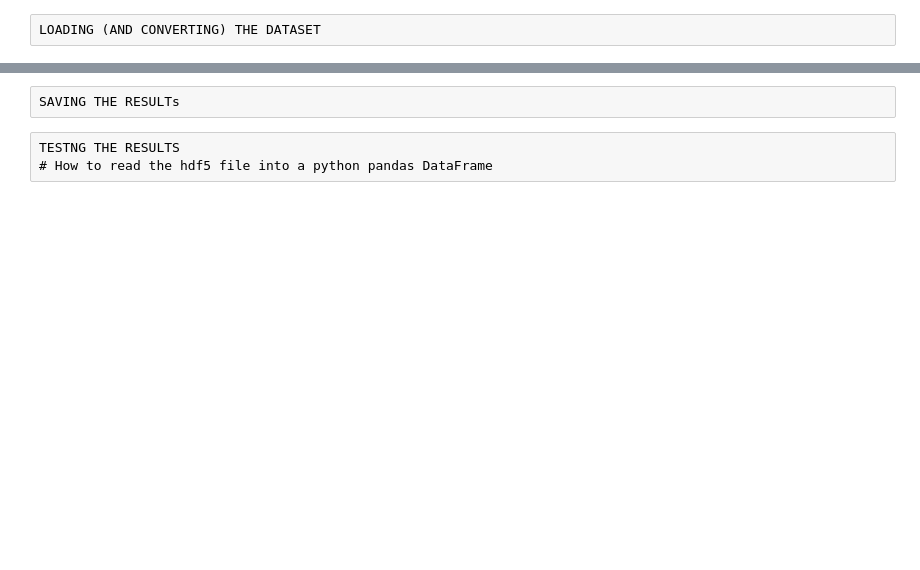
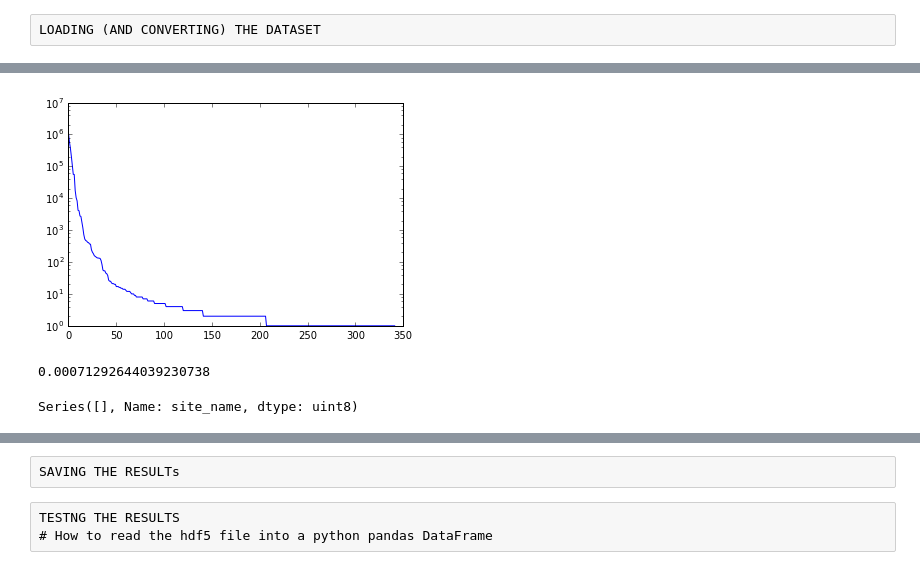
Before and after one commit to MariosRichards/expedia_code, a Jupyter notebook: expedia_kaggle_typing-loading_data.ipynb, the cells around one changed output, grey strips where cells are left out. Drawn from its saved outputs; the diff is of its cells as text; code cells hidden in the pictures; blank space fills up the shorter version.

```diff
--- a/expedia_kaggle_typing-loading_data.ipynb
+++ b/expedia_kaggle_typing-loading_data.ipynb
@@ -305,0 +604,2 @@ dtype: object
+# %%
+vc = dataset["stay_span"].value_counts()
@@ -305,0 +618,10 @@ dtype: object
+# %%
+fig, ax = plt.subplots()
+plt.plot(vc.values)
+ax.set_yscale('log')
+# %% [output]
+[figure, added]
+# %%
+sum(dataset["stay_span"]==0)/2527610
+# %% [output]
+0.00071292644039230738
@@ -305,0 +632,4 @@ dtype: object
+# %%
+dataset.loc[dataset[col] == int(special_year) , col]
+# %% [output]
+Series([], Name: site_name, dtype: uint8)
```
Also changed, not shown: parts of 54 cells of this notebook, 6 other files.
